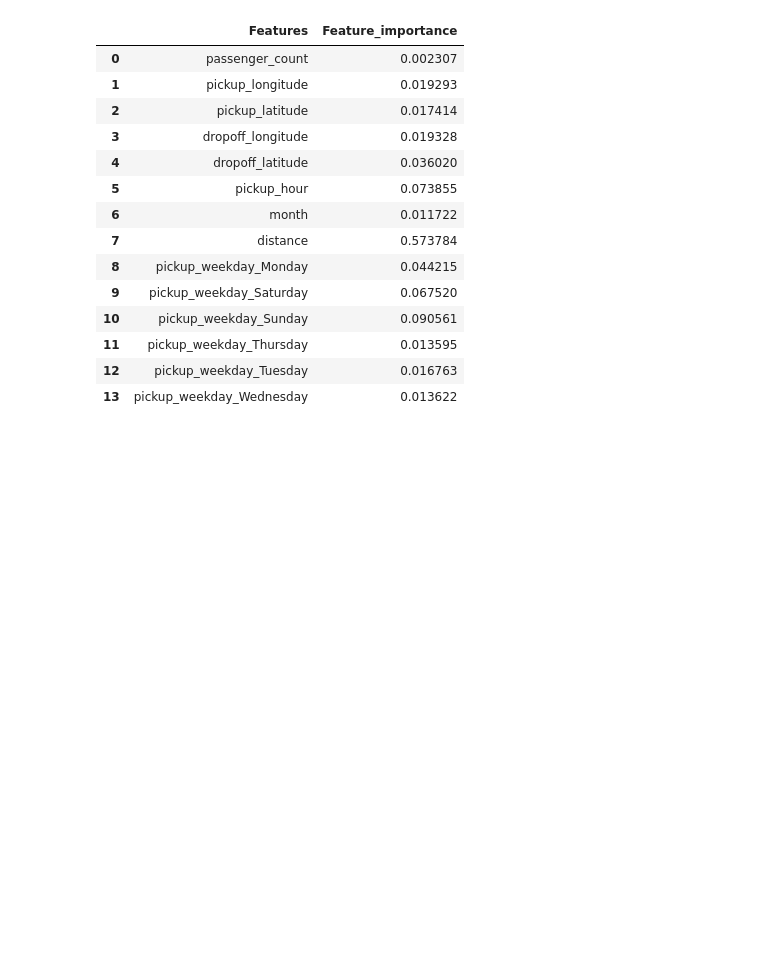
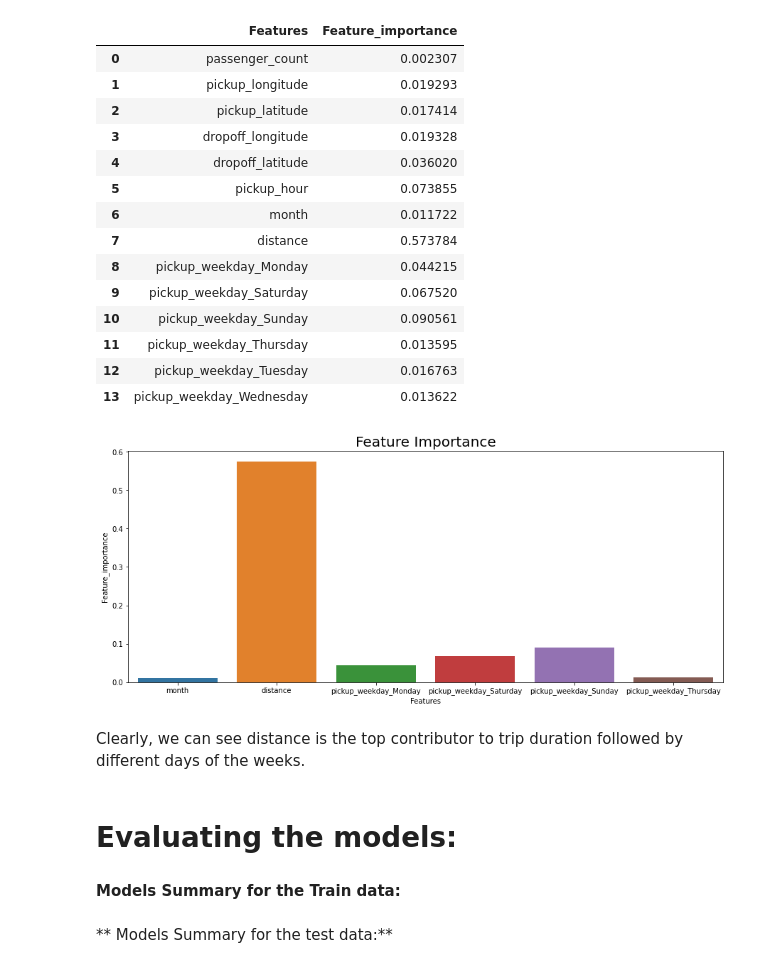
Before and after one commit to SwenFereira/NYC-Taxi-Trip-Time-Prediction---Capstone-Project, a Jupyter notebook: Final_NYC_Taxi_Trip_Time_Prediction_Capstone_Project.ipynb, the cells around one changed output. Saved outputs shown, nothing was run; the diff lists cells and outputs as text; code cells hidden in the pictures; blank space fills up the shorter version.

```diff
--- a/Final_NYC_Taxi_Trip_Time_Prediction_Capstone_Project.ipynb
+++ b/Final_NYC_Taxi_Trip_Time_Prediction_Capstone_Project.ipynb
@@ -1515,3 +1551,18 @@ importance_df
 | 11 | pickup_weekday_Thursday | 0.013595 |
 | 12 | pickup_weekday_Tuesday | 0.016763 |
 | 13 | pickup_weekday_Wednesday | 0.013622 |
+# %%
+# plotting feature importance
+
+plt.figure(figsize=(15,6))
+plt.title('Feature Importance', fontsize=20)
+sns.barplot(x='Features',y="Feature_importance", data=importance_df[6:12])
+plt.show()
+# %% [output]
+[figure, added]
+# %% [markdown]
+Clearly, we can see distance is the top contributor to trip duration followed by different days of the weeks.
+# %% [markdown]
+# **Evaluating the models:**
+# %% [markdown]
+**Models Summary for the Train data:**
@@ -1517,0 +1575,2 @@ importance_df
+# %% [markdown]
+** Models Summary for the test data:**
```
Also changed, not shown: parts of 8 cells of this notebook.
